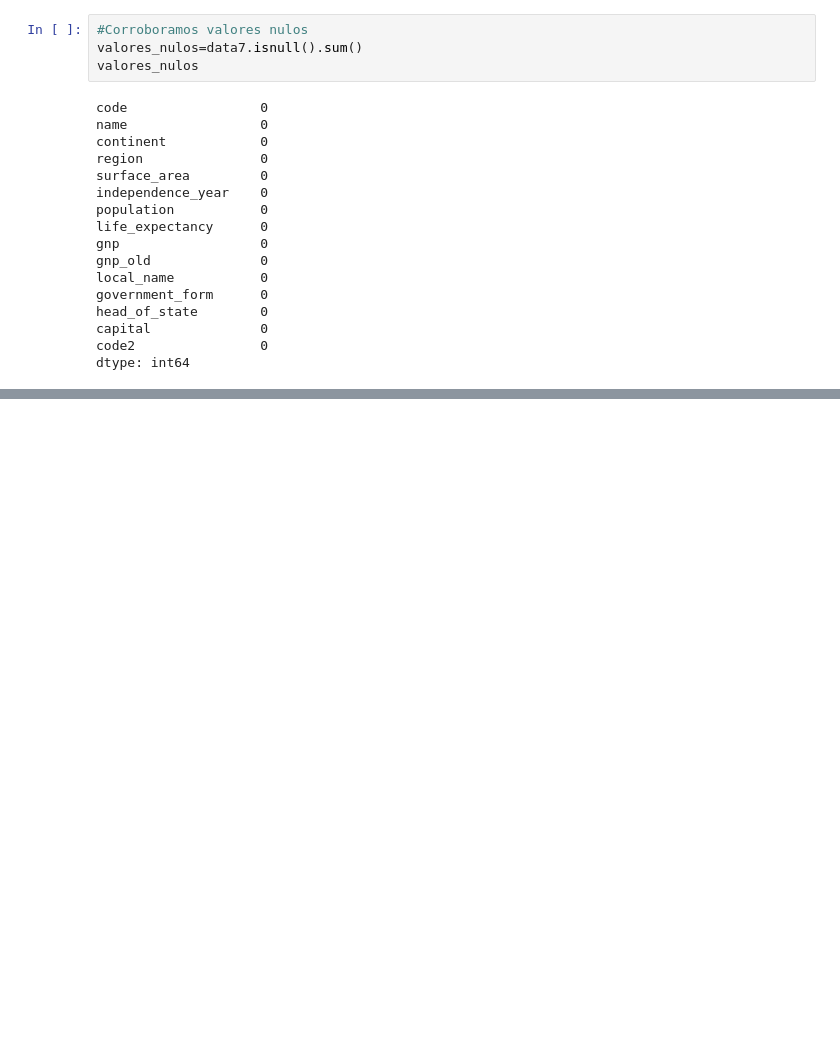
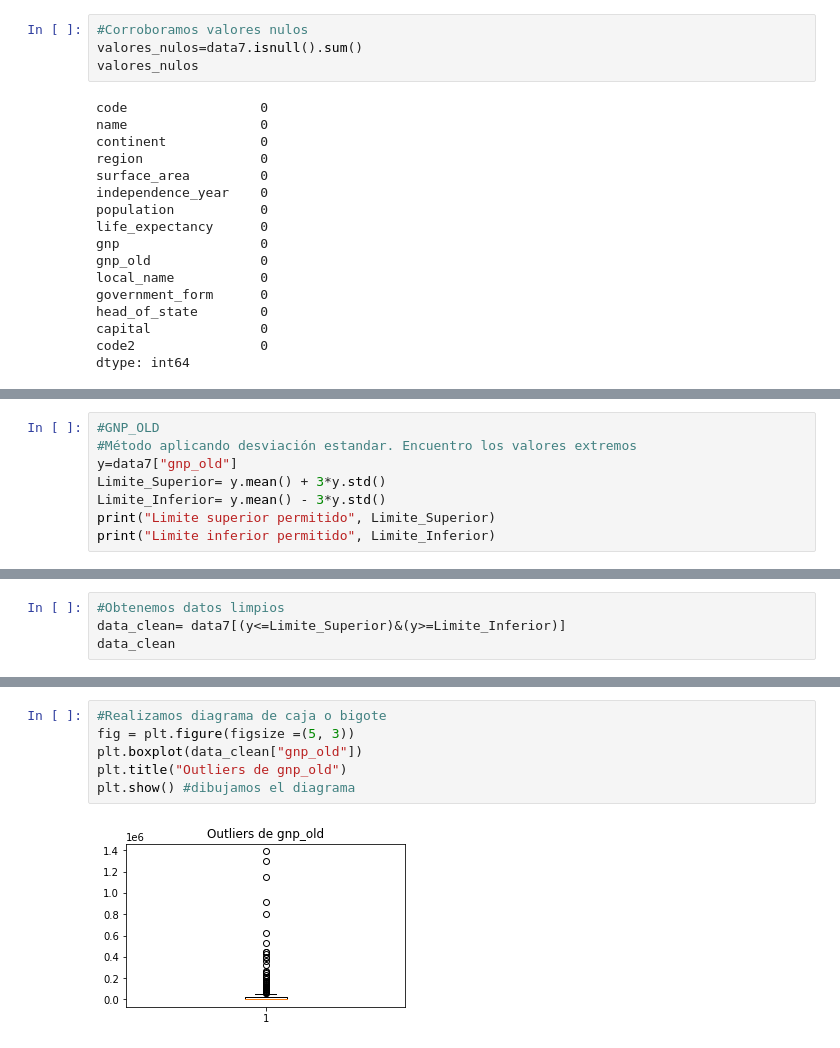
Before and after one commit to ElizabethCobos/RetoFinal, a Jupyter notebook: RetoFinal.ipynb, the cells around one changed output, grey strips where cells are left out. Drawn from its saved outputs; the diff is of its cells as text; blank space fills up the shorter version.

Commit message:
outliers "gnp_old" y "population"

```diff
--- a/RetoFinal.ipynb
+++ b/RetoFinal.ipynb
@@ -358,0 +361,8 @@ dtype: int64
+# %%
+#GNP_OLD
+#Método aplicando desviación estandar. Encuentro los valores extremos
+y=data7["gnp_old"]
+Limite_Superior= y.mean() + 3*y.std()
+Limite_Inferior= y.mean() - 3*y.std()
+print("Limite superior permitido", Limite_Superior)
+print("Limite inferior permitido", Limite_Inferior)
@@ -358,0 +381,4 @@ dtype: int64
+# %%
+#Obtenemos datos limpios
+data_clean= data7[(y<=Limite_Superior)&(y>=Limite_Inferior)]
+data_clean
@@ -358,0 +399,8 @@ dtype: int64
+# %%
+#Realizamos diagrama de caja o bigote
+fig = plt.figure(figsize =(5, 3))
+plt.boxplot(data_clean["gnp_old"])
+plt.title("Outliers de gnp_old")
+plt.show() #dibujamos el diagrama
+# %% [output]
+[figure, added]
```
Also changed, not shown: parts of 8 cells of this notebook.
